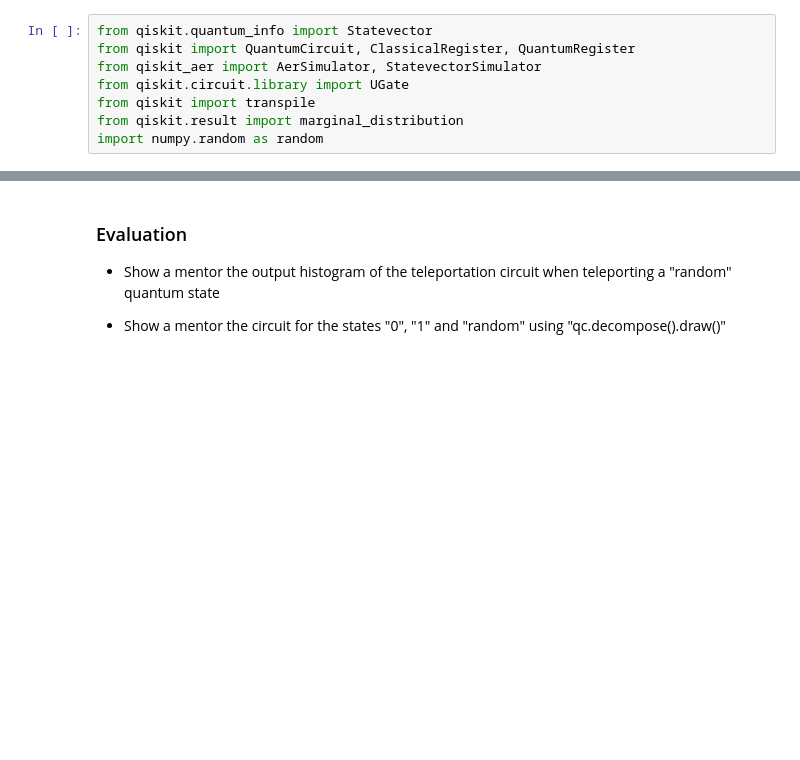
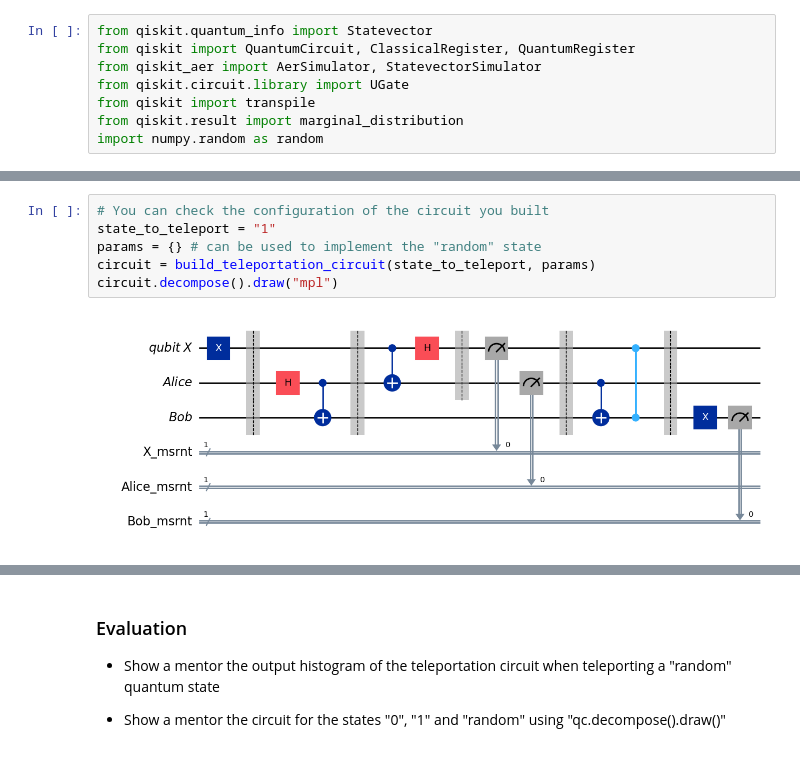
Before and after one commit to MahkameSalimi/iQuCodeFest2025_QuanTech, a Jupyter notebook: side_quests/teleportation_superdensecoding/teleportation_superdensecoding.ipynb, the cells around one changed output, grey strips where cells are left out. Drawn from its saved outputs; the diff is of its cells as text; blank space fills up the shorter version.

Commit message:
Updated teleportation notebook

```diff
--- a/side_quests/teleportation_superdensecoding/teleportation_superdensecoding.ipynb
+++ b/side_quests/teleportation_superdensecoding/teleportation_superdensecoding.ipynb
@@ -538,0 +511,8 @@ circuit.decompose().draw()
+# %%
+# You can check the configuration of the circuit you built
+state_to_teleport = "1"
+params = {} # can be used to implement the "random" state
+circuit = build_teleportation_circuit(state_to_teleport, params)
+circuit.decompose().draw("mpl")
+# %% [output]
+[figure, added]
```
Also changed, not shown: parts of 10 cells of this notebook.
